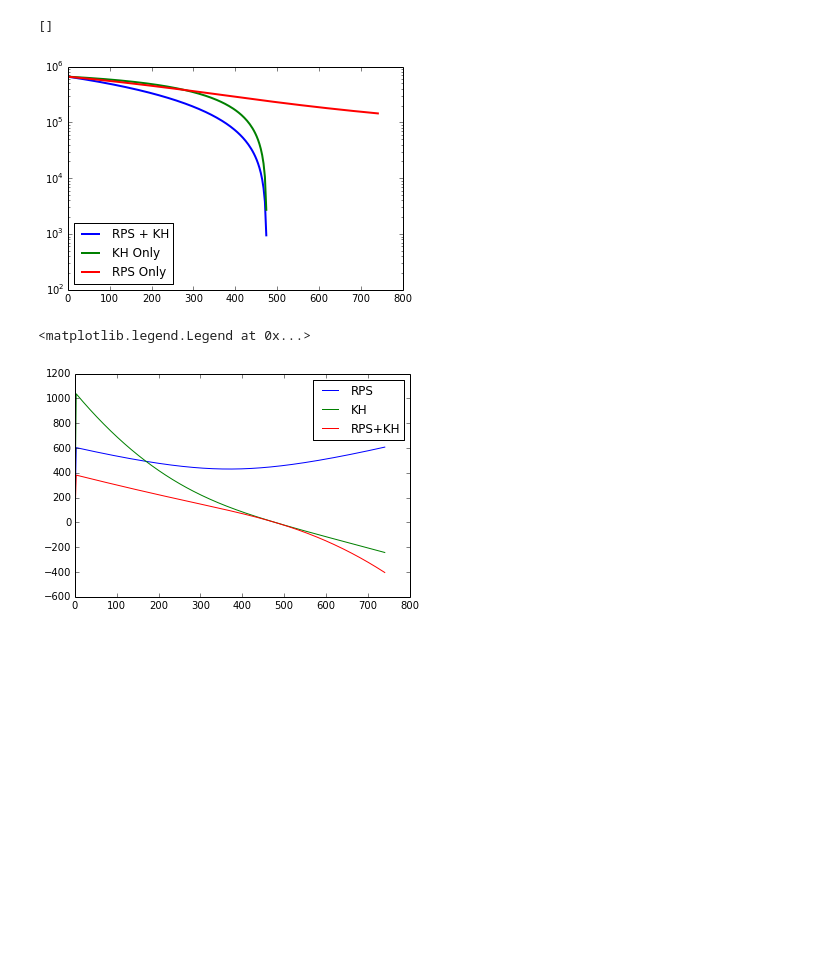
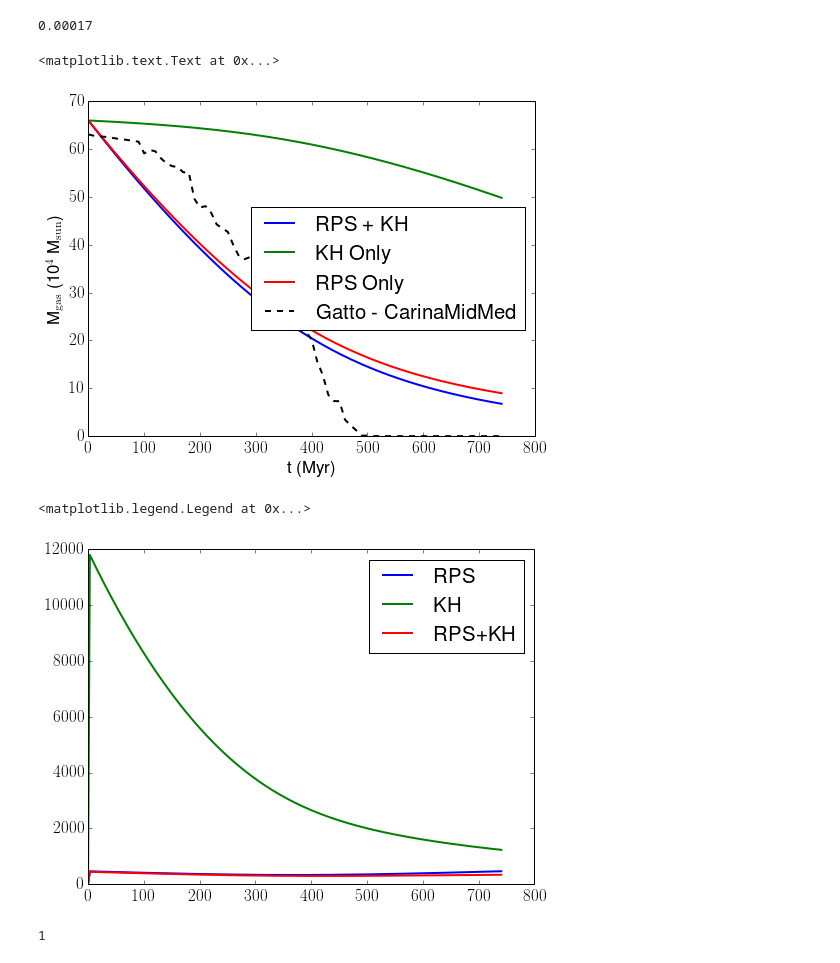
Before and after one commit to aemerick/dwarfs, a Jupyter notebook: analysis/analytic_model/model_testing.ipynb, the cells around one changed output. Drawn from its saved outputs; the diff is of its cells as text; code cells hidden in the pictures; blank space fills up the shorter version.

```diff
--- a/analysis/analytic_model/model_testing.ipynb
+++ b/analysis/analytic_model/model_testing.ipynb
@@ -2,7 +2,13 @@
 %matplotlib inline
 
 import matplotlib.pyplot as plt
+from matplotlib import rc
+
 import numpy as np
 import dwarf_model as model
 import cgs as cgs
 from initial_conditions import ic_list as icl
+
+rc('text',usetex=True)
+rc('font',size=17)
+rcParams['figure.figsize'] = (8.0, 6.0)
@@ -14,8 +38,15 @@ rho_o = n_o * carina.ic['mu_dwarf'] * cgs.mp
 r_o   = carina.ic['b']
 M_gas = 6.6E5 * cgs.Msun
 rho_halo = 1.0E-4 * cgs.mp * 0.61
+rho_halo = carina.ic['n_halo'] * cgs.mp * carina.ic['mu_halo']
+print carina.ic['n_halo']
+T_halo = carina.ic['T_halo']
+T_dwarf = carina.ic['T_dwarf']
+# %% [output]
+0.00017
 # %%
 orbit_data = np.genfromtxt('./../orbits/carina_orbit_tab.dat')
+mass_data = np.genfromtxt('./../plot/CarMedMidMass.dat',names=True)
 t = orbit_data[:,0] * cgs.Myr
 r = orbit_data[:,1] * cgs.kpc
 v = orbit_data[:,2] * cgs.km
@@ -35,7 +66,7 @@ for i in np.arange(1,np.size(t)):
 
 
     t_rps[i] = model.rps_timescale(rho_halo,rho_o, v[i],r_o)
-    t_KH[i]  = model.KH_timescale(M[i-1], r_o, rho_halo, v[i])
+    t_KH[i]  = model.KH_timescale(M[i-1], r_o, rho_halo, rho_o, v[i], T_halo,T_dwarf)
 
     dt = t[i] - t[i-1]
 
@@ -47,24 +78,34 @@ for i in np.arange(1,np.size(t)):
     M_KH[i]  = M_KH[i-1] - M_KH[i-1] * dt/t_KH[i]
     i = i + 1
 
-M[M<0] = 0.0
-M[M_RPS<0] = 0.0
-M[M_KH<0] = 0.0
+M[M<0] = 0.0 ; t_rps[t_rps<0]=0
+M_RPS[M_RPS<0] = 0.0; t_KH[t_KH<0]=0
+M_KH[M_KH<0] = 0.0
 # %%
-plt.plot(t/cgs.Myr, M/cgs.Msun, label = 'RPS + KH',lw=2)
-plt.plot(t/cgs.Myr, M_KH/cgs.Msun, label='KH Only',lw=2)
-plt.plot(t/cgs.Myr, M_RPS/cgs.Msun,label='RPS Only',lw=2)
+f = 1.0E4
+
+plt.plot(t/cgs.Myr, M/cgs.Msun/f, label = 'RPS + KH',lw=2)
+plt.plot(t/cgs.Myr, M_KH/cgs.Msun/f, label='KH Only',lw=2)
+plt.plot(t/cgs.Myr, M_RPS/cgs.Msun/f,label='RPS Only',lw=2)
+
+plt.plot(mass_data['t']*10.0, mass_data['M'],label = 'Gatto - CarinaMidMed', lw=2,color='black',ls='--')
 plt.legend(loc='best')
-plt.semilogy()
+plt.ylabel(r'M$_{\rm{gas}}$ (10$^4$ M$_{\rm{sun}}$)')
+plt.xlabel(r't (Myr)')
+#plt.semilogy()
 # %% [output]
-[]
+<matplotlib.text.Text at 0x...>
-[figure, old version]
+[figure, new version]
 # %%
-plt.plot(t/cgs.Myr, t_rps/cgs.Myr, label='RPS')
-plt.plot(t/cgs.Myr, t_KH/cgs.Myr, label='KH')
-plt.plot(t/cgs.Myr, (1.0/t_KH + 1.0/t_rps)**(-1) / cgs.Myr, label='RPS+KH')
+plt.plot(t/cgs.Myr, t_rps/cgs.Myr, label='RPS',lw=2)
+plt.plot(t/cgs.Myr, t_KH/cgs.Myr, label='KH',lw=2)
+plt.plot(t/cgs.Myr, (1.0/t_KH + 1.0/t_rps)**(-1) / cgs.Myr, label='RPS+KH',lw=2)
 plt.legend(loc='best')
 #plt.semilogy()
 # %% [output]
 <matplotlib.legend.Legend at 0x...>
-[figure, old version]
+[figure, new version]
+# %%
+int(True)
+# %% [output]
+1
```
Also changed, not shown: parts of 1 cell of this notebook, 1 other file.
